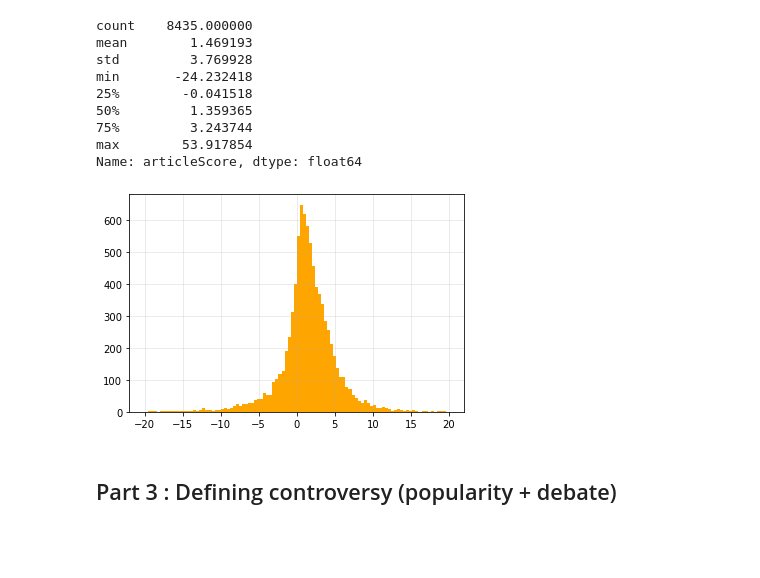
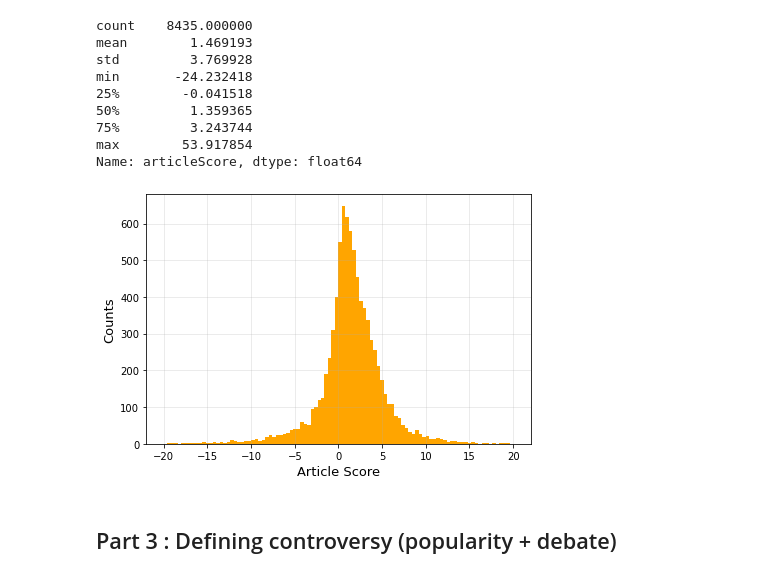
Before and after one commit to andreasala98/NYMines, a Jupyter notebook: NY_Mines.ipynb, the cells around one changed output. Cells and saved outputs as stored; diff of their text form; code cells hidden in the pictures; blank space fills up the shorter version.

```diff
--- a/NY_Mines.ipynb
+++ b/NY_Mines.ipynb
@@ -230,10 +246,13 @@ Name: articleScore, dtype: float64
 # %%
 plt.hist(arts['articleScore'], bins=100, range=(-20,20), color='orange')
 plt.grid(alpha=0.3)
-plt.show()
+plt.tight_layout()
+plt.xlabel("Article Score", fontsize=13)
+plt.ylabel("Counts", fontsize=13)
+plt.savefig("Pictures/articleScoreDistriibution.pdf")
 # polarity distribution of the articles
 # %% [output]
-[figure, old version]
+[figure, new version]
 # %% [markdown]
 ## Part 3 : Defining controversy (popularity + debate)
 # %%
```
Also changed, not shown: parts of 15 cells of this notebook, 6 other files.
